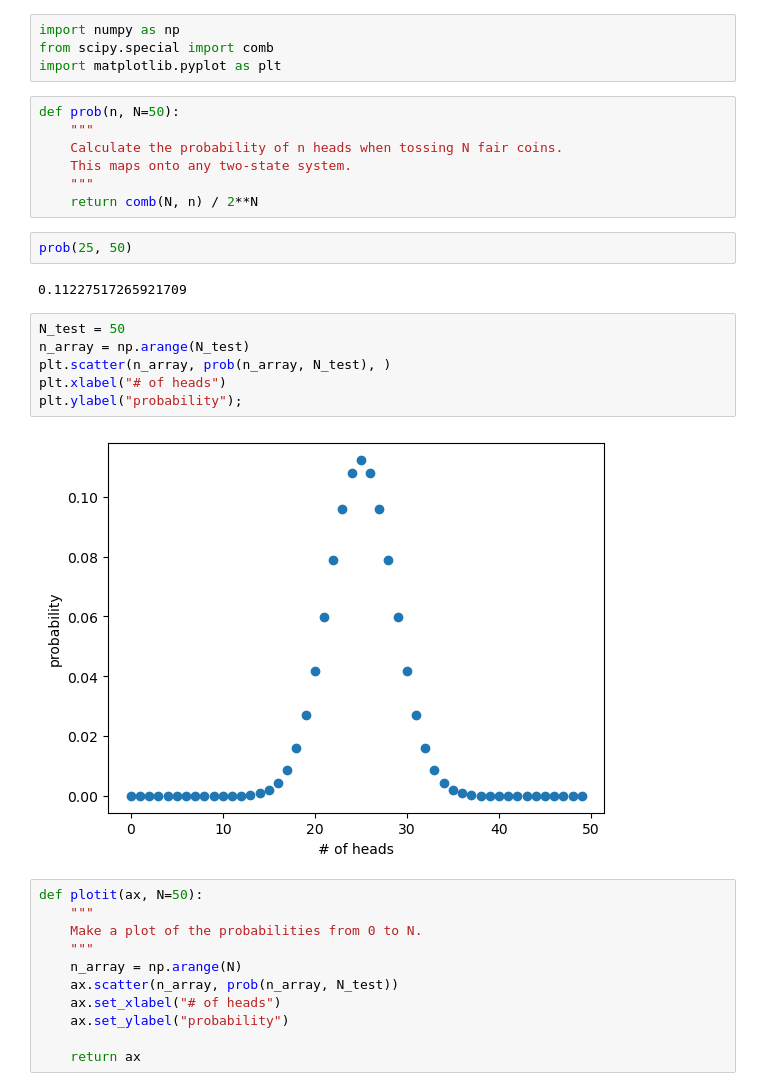
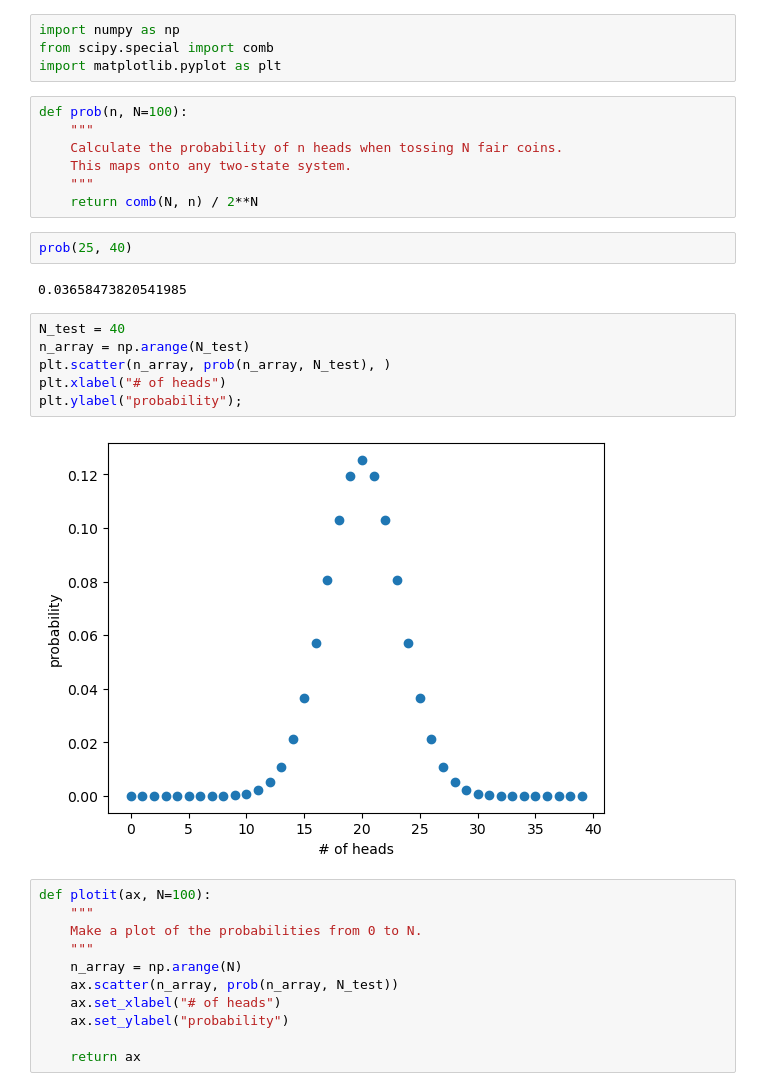
Before and after one commit to furnstahl/Physics-5600, a Jupyter notebook: combinatorics_two-state_system.ipynb, the cells around one changed output. Drawn from its saved outputs; the diff is of its cells as text.

```diff
--- a/combinatorics_two-state_system.ipynb
+++ b/combinatorics_two-state_system.ipynb
@@ -12,26 +12,26 @@ import numpy as np
 from scipy.special import comb
 import matplotlib.pyplot as plt
 # %%
-def prob(n, N=50):
+def prob(n, N=100):
     """
     Calculate the probability of n heads when tossing N fair coins.
     This maps onto any two-state system.
     """
     return comb(N, n) / 2**N
 # %%
-prob(25, 50)
+prob(25, 40)
 # %% [output]
-0.11227517265921709
+0.03658473820541985
 # %%
-N_test = 50
+N_test = 40
 n_array = np.arange(N_test)
 plt.scatter(n_array, prob(n_array, N_test), )
 plt.xlabel("# of heads")
 plt.ylabel("probability");
 # %% [output]
-[figure, old version]
+[figure, new version]
 # %%
-def plotit(ax, N=50):
+def plotit(ax, N=100):
     """
     Make a plot of the probabilities from 0 to N.
     """
```
Also changed, not shown: parts of 1 cell of this notebook.
